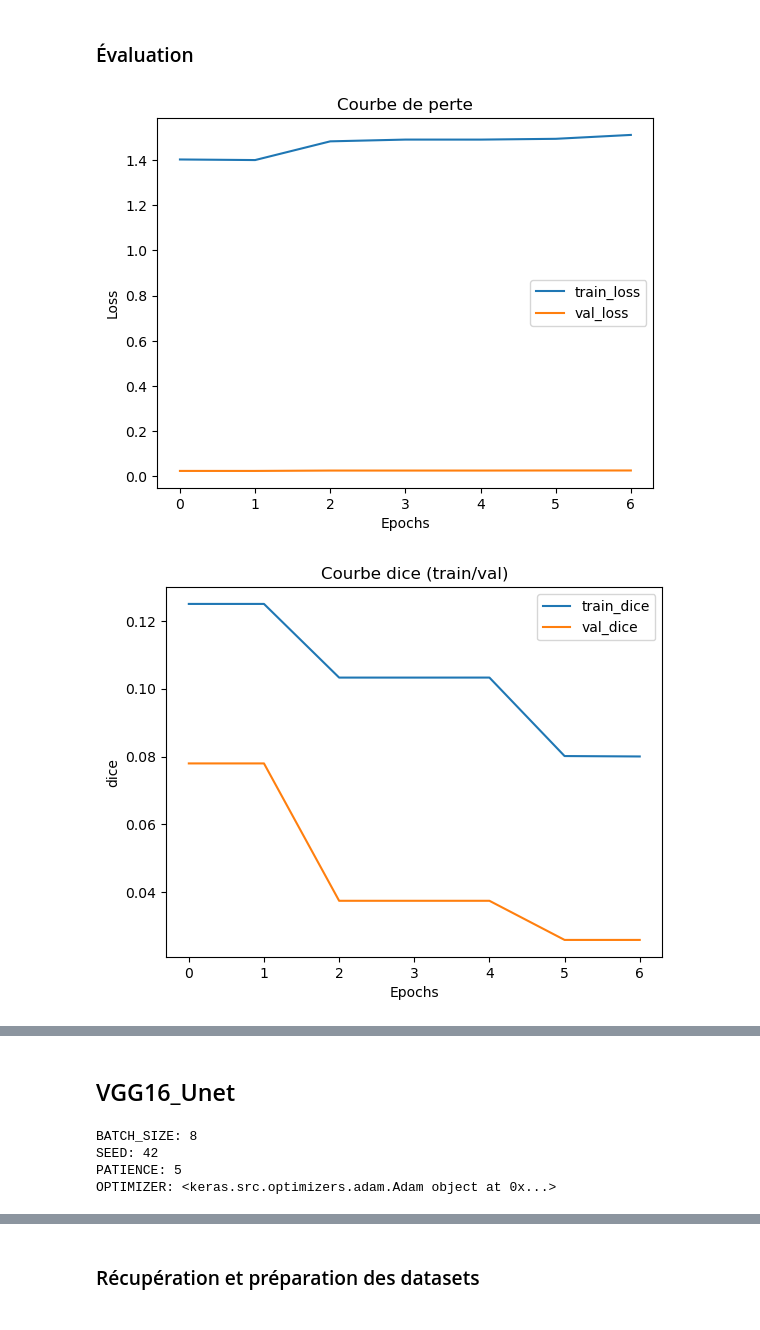
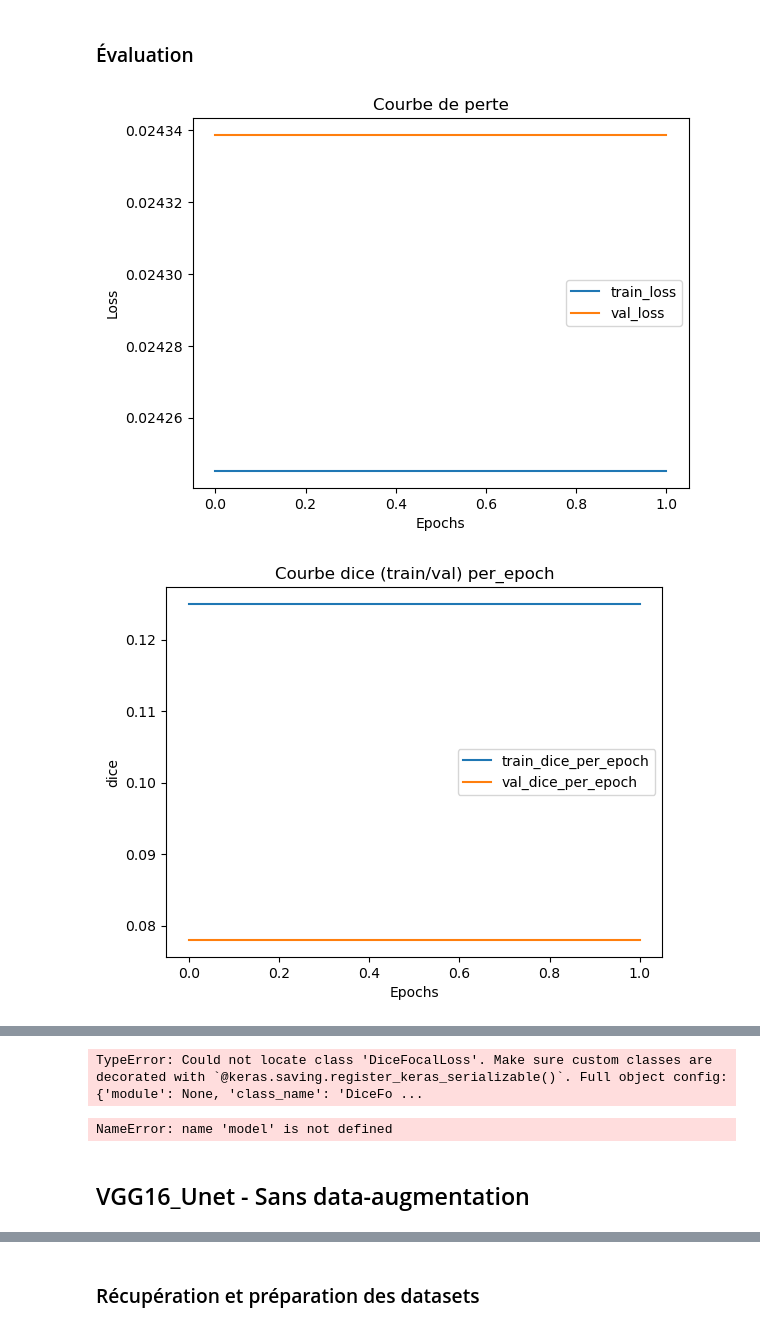
Before and after one commit to Oxelie/P8_Segmentation_Images, a Jupyter notebook: models.ipynb, the cells around one changed output, grey strips where cells are left out. Cells and saved outputs as stored; diff of their text form; code cells hidden in the pictures.

Commit message:
maj model + log

```diff
--- a/models.ipynb
+++ b/models.ipynb
@@ -684,6 +667,19 @@ def build_unet_mini(input_shape=(256, 512, 3), num_classes=8, loss=None):
     x = layers.Conv2D(32, 3, activation="relu", padding="same")(x)
     outputs = layers.Conv2D(num_classes, 1, activation="softmax")(x)
     model = models.Model(inputs, outputs)
+
+    per_class_metrics = [
+    tf.keras.metrics.IoU(
+        num_classes=8,
+        target_class_ids=[i],
+        name=f"IoU_class_{i}",
+        sparse_y_true=True,
+        sparse_y_pred=False,
+        axis=-1,
+    )
+    for i in range(8)]
+
+
     model.compile(
         optimizer=OPTIMIZER,
         loss=loss,
@@ -694,6 +690,7 @@ def build_unet_mini(input_shape=(256, 512, 3), num_classes=8, loss=None):
             pixel_accuracy_metric,
             dice_coef_metric,
             mean_iou_metric,
+            *per_class_metrics,
         ],
     )
     print('loss', loss)
@@ -742,6 +739,17 @@ def build_vgg16_unet(input_shape=(256, 512, 3), num_classes=8, loss=None, freeze
         for layer in vgg16.layers:
             layer.trainable = False
 
+    per_class_metrics = [
+    tf.keras.metrics.IoU(
+        num_classes=8,
+        target_class_ids=[i],
+        name=f"IoU_class_{i}",
+        sparse_y_true=True,
+        sparse_y_pred=False,
+        axis=-1,
+    )
+    for i in range(8)]
+
     model.compile(
         optimizer=OPTIMIZER,
         loss=loss,
@@ -749,6 +757,7 @@ def build_vgg16_unet(input_shape=(256, 512, 3), num_classes=8, loss=None, freeze
             pixel_accuracy_metric,
             dice_coef_metric,
             mean_iou_metric,
+            *per_class_metrics,
         ],
     )
     model.summary()
@@ -1085,7 +1146,7 @@ train_dataset = ImageSegmentationDataset(
     paths=train_paths,
     labels=labels,
     batch_size=BATCH_SIZE,
-    augmentations=True,         # Augmentations pour le train
+    augmentations=False,         # Pas d'augmentation pour le train
     normalize=True,
     shuffle=True,
     label_onehot=False,
@@ -1187,5 +1231,5 @@ PATIENCE: 5
 OPTIMIZER: <keras.src.optimizers.adam.Adam object at 0x...>
 # %%
-run_id_trainer_unet_mini = trainer_unet_mini.train_and_log(train_dataset, val_dataset, test_dataset, epochs=15, batch_size=BATCH_SIZE )
+run_id_trainer_unet_mini = trainer_unet_mini.train_and_log(train_dataset, val_dataset, test_dataset, epochs=1, batch_size=BATCH_SIZE )
 # %% [output]
 loss <__main__.DiceFocalLoss object at 0x...>
@@ -1254,8 +1304,10 @@ Captures:
 # %%
 metric_trainer_unet_mini = ModelMetricMLflow(run_id=run_id_trainer_unet_mini, monitor="val_dice", best_monitor="max")
 metric_trainer_unet_mini.plot_loss_curves()
 metric_trainer_unet_mini.plot_metric_curves()
+metric_trainer_unet_mini.plot_per_class_iou_curves(split="train")
+metric_trainer_unet_mini.plot_per_class_iou_curves(split="val")
 metric_trainer_unet_mini.plot_final_metrics_comparison()
 # %% [output]
-[figure, old version]
+[figure, new version]
-[figure, old version]
+[figure, new version]
@@ -1265,2 +1319,12 @@ metric_trainer_unet_mini.plot_final_metrics_comparison()
+# %%
+# Pour charger le modèle du dernier run et faire des prédictions
+model = trainer_unet_mini.load_model(run_id=run_id_trainer_unet_mini)
+# %% [output]
+TypeError: Could not locate class 'DiceFocalLoss'. Make sure custom classes are decorated with `@keras.saving.register_keras_serializable()`. Full object config: {'module': None, 'class_name': 'DiceFo ...
+# %%
+index = 42
+test_dataset.show_prediction(model, index)
+# %% [output]
+NameError: name 'model' is not defined
 # %% [markdown]
-## VGG16_Unet
+## VGG16_Unet - Sans data-augmentation
@@ -1269,10 +1330,0 @@ trainer_VGG16_Unet = SegmentationExperiment(model_fn=build_vgg16_unet, model_nam
-# %%
-print("BATCH_SIZE:", BATCH_SIZE)
-print("SEED:", SEED)
-print("PATIENCE:", PATIENCE)
-print("OPTIMIZER:", OPTIMIZER)
-# %% [output]
-BATCH_SIZE: 8
-SEED: 42
-PATIENCE: 5
-OPTIMIZER: <keras.src.optimizers.adam.Adam object at 0x...>
```
Also changed, not shown: parts of 32 cells of this notebook, 1 other file.
